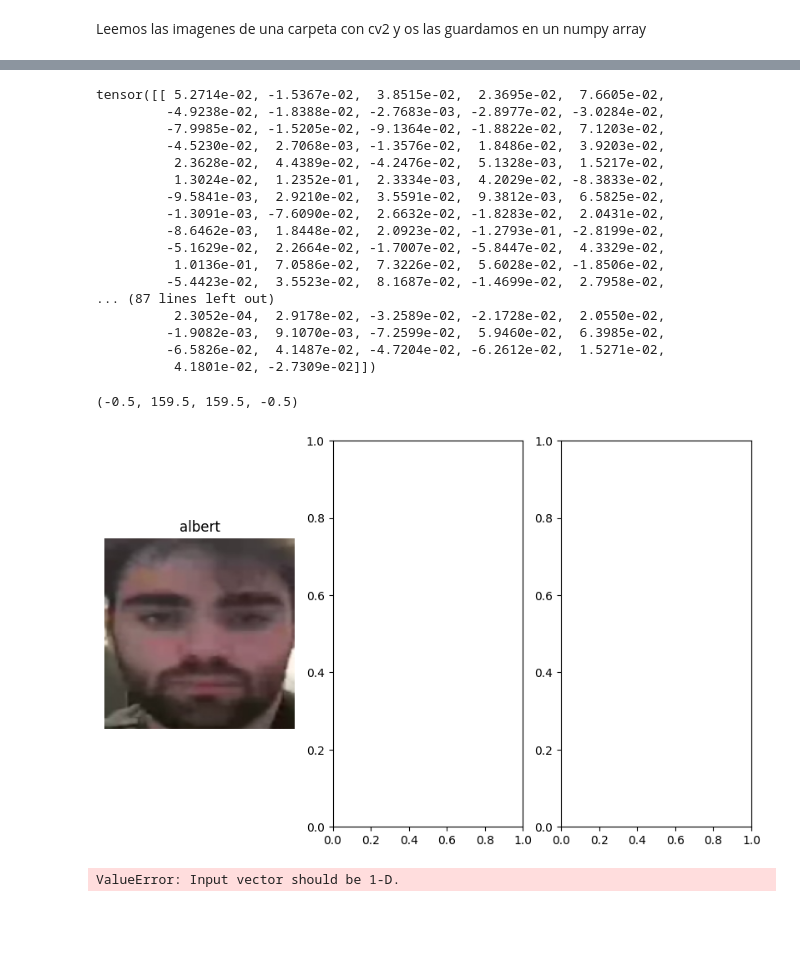
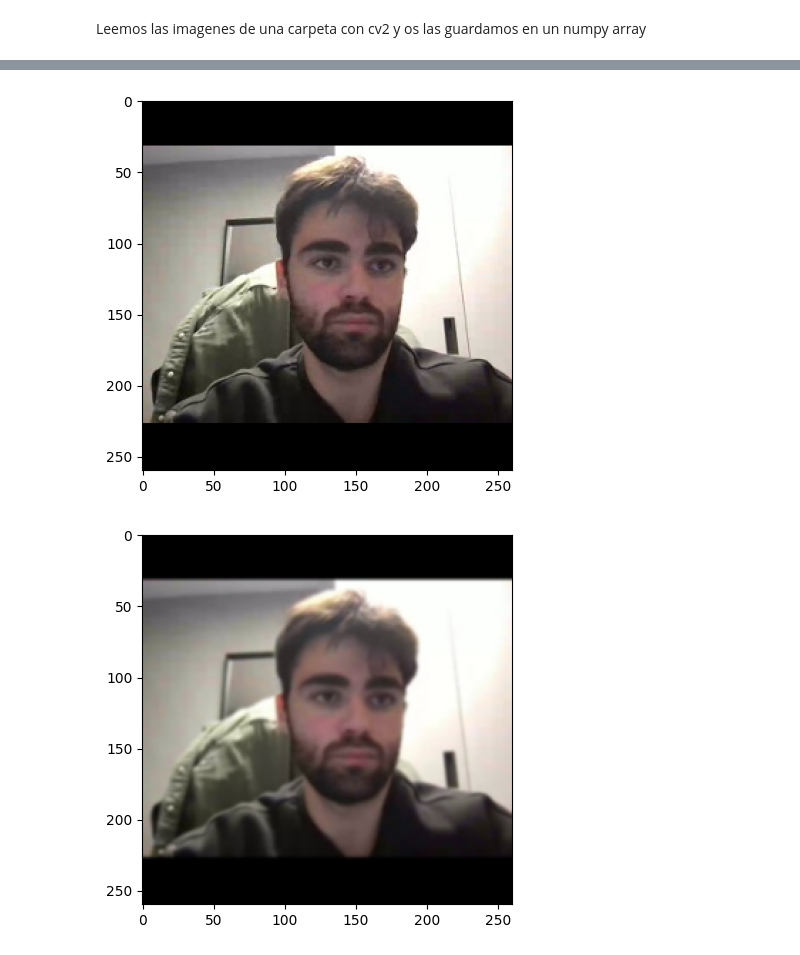
Before and after one commit to albertceballos0/GraphApp, a Jupyter notebook: backend/models.ipynb, the cells around one changed output, grey strips where cells are left out. Saved outputs shown, nothing was run; the diff lists cells and outputs as text; code cells hidden in the pictures; blank space fills up the shorter version.

```diff
--- a/backend/models.ipynb
+++ b/backend/models.ipynb
@@ -6,20 +6,3 @@ import os
 import time
 # %% [markdown]
 Leemos las imagenes de una carpeta con cv2 y os las guardamos en un numpy array
-# %%
-
-def read_images(folder_path):
-    images = []
-    for root, dirs, files in os.walk(folder_path):
-        for file in files:
-            if file.endswith(('.jpg')):
-                image_path = os.path.join(root, file)
-                image = cv2.imread(image_path)
-                images.append(image)
-    return np.array(images)
-
-t = time.time()
-images = read_images("../backend/fileRecognition/1604259")
-print("Time: ", time.time() - t)
-
-images.shape
@@ -250,26 +130,0 @@ encoder = InceptionResnetV1(pretrained='vggface2', classify=False, device=device
-# %%
-# Detección de cara
-# ==============================================================================
-cara = mtcnn(imagen_1)
-# Embedding de cara
-# ==============================================================================
-embedding_cara = encoder.forward(cara.reshape((1,3, 160, 160))).detach().cpu()
-embedding_cara
-# %% [output]
-tensor([[ 5.2714e-02, -1.5367e-02,  3.8515e-02,  2.3695e-02,  7.6605e-02,
-         -4.9238e-02, -1.8388e-02, -2.7683e-03, -2.8977e-02, -3.0284e-02,
-         -7.9985e-02, -1.5205e-02, -9.1364e-02, -1.8822e-02,  7.1203e-02,
-         -4.5230e-02,  2.7068e-03, -1.3576e-02,  1.8486e-02,  3.9203e-02,
-          2.3628e-02,  4.4389e-02, -4.2476e-02,  5.1328e-03,  1.5217e-02,
-          1.3024e-02,  1.2352e-01,  2.3334e-03,  4.2029e-02, -8.3833e-02,
-         -9.5841e-03,  2.9210e-02,  3.5591e-02,  9.3812e-03,  6.5825e-02,
-         -1.3091e-03, -7.6090e-02,  2.6632e-02, -1.8283e-02,  2.0431e-02,
-         -8.6462e-03,  1.8448e-02,  2.0923e-02, -1.2793e-01, -2.8199e-02,
-         -5.1629e-02,  2.2664e-02, -1.7007e-02, -5.8447e-02,  4.3329e-02,
-          1.0136e-01,  7.0586e-02,  7.3226e-02,  5.6028e-02, -1.8506e-02,
-         -5.4423e-02,  3.5523e-02,  8.1687e-02, -1.4699e-02,  2.7958e-02,
-... (87 lines left out)
-          2.3052e-04,  2.9178e-02, -3.2589e-02, -2.1728e-02,  2.0550e-02,
-         -1.9082e-03,  9.1070e-03, -7.2599e-02,  5.9460e-02,  6.3985e-02,
-         -6.5826e-02,  4.1487e-02, -4.7204e-02, -6.2612e-02,  1.5271e-02,
-          4.1801e-02, -2.7309e-02]])
@@ -287,13 +130,0 @@ mtcnn = MTCNN(
-# %%
-phil_1 = mtcnn(imagen_1)[0]
-# Representación con matplotlib
-# ==============================================================================
-fig, axs = plt.subplots(nrows=1, ncols=3, figsize=(10, 6))
-
-face = phil_1.permute(1, 2, 0).int().numpy()
-axs[0].imshow(face)
-axs[0].set_title('albert')
-axs[0].axis('off')
-# %% [output]
-(-0.5, 159.5, 159.5, -0.5)
-[figure, removed]
@@ -302,7 +131,13 @@ embeding_phil_1 = encoder.forward(phil_1.reshape((1,3, 160, 160))).detach().cpu(
-# %%
-# Distancias entre embeddings de caras
-# ==============================================================================
-from scipy.spatial.distance import euclidean
-print(f"Distancia entre la misma imagen Phil: {euclidean(embeding_phil_1, embeding_phil_1)}")
-# %% [output]
-ValueError: Input vector should be 1-D.
+# %%
+smoothed_image = cv2.GaussianBlur(images[5], (5, 5), 0)
+smoothed_image = cv2.cvtColor(smoothed_image, cv2.COLOR_RGB2BGR)
+image = cv2.cvtColor(images[5], cv2.COLOR_RGB2BGR)
+
+
+plt.imshow(image)
+plt.show()
+plt.imshow(smoothed_image)
+plt.show()
+# %% [output]
+[figure, added]
+[figure, added]
```
Also changed, not shown: parts of 29 cells of this notebook, 7 other files.
